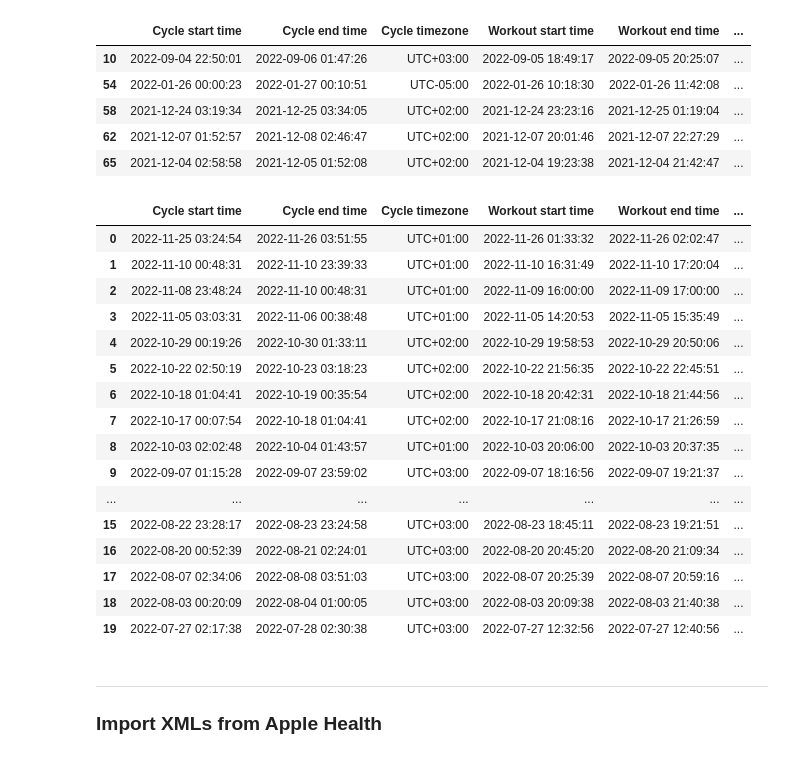
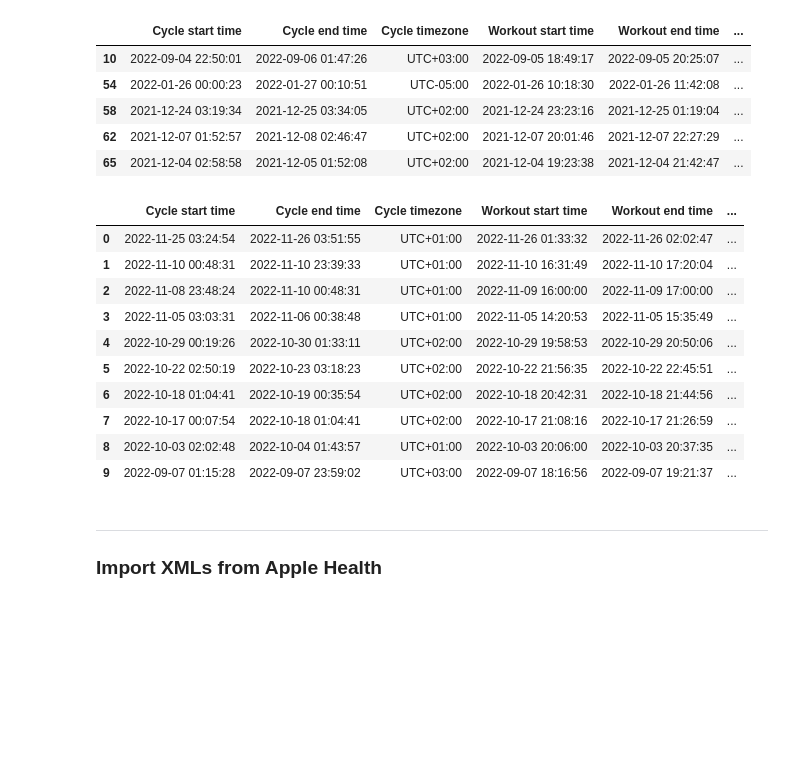
Before and after one commit to psyrgkan/Whoop_investigation, a Jupyter notebook: clean_data.ipynb, the cells around one changed output. Saved outputs shown, nothing was run; the diff lists cells and outputs as text; code cells hidden in the pictures; blank space fills up the shorter version.

```diff
--- a/clean_data.ipynb
+++ b/clean_data.ipynb
@@ -79,25 +87,19 @@ workout.loc[workout['Activity name'] == 'Gaming'].head()
 | 62 | 2021-12-07 01:52:57 | 2021-12-08 02:46:47 | UTC+02:00 | 2021-12-07 20:01:46 | 2021-12-07 22:27:29 | ... |
 | 65 | 2021-12-04 02:58:58 | 2021-12-05 01:52:08 | UTC+02:00 | 2021-12-04 19:23:38 | 2021-12-04 21:42:47 | ... |
 # %%
-workout.head(20)
+workout.head(10)
 # %% [output]
 |  | Cycle start time | Cycle end time | Cycle timezone | Workout start time | Workout end time | ... |
 | 0 | 2022-11-25 03:24:54 | 2022-11-26 03:51:55 | UTC+01:00 | 2022-11-26 01:33:32 | 2022-11-26 02:02:47 | ... |
 | 1 | 2022-11-10 00:48:31 | 2022-11-10 23:39:33 | UTC+01:00 | 2022-11-10 16:31:49 | 2022-11-10 17:20:04 | ... |
 | 2 | 2022-11-08 23:48:24 | 2022-11-10 00:48:31 | UTC+01:00 | 2022-11-09 16:00:00 | 2022-11-09 17:00:00 | ... |
 | 3 | 2022-11-05 03:03:31 | 2022-11-06 00:38:48 | UTC+01:00 | 2022-11-05 14:20:53 | 2022-11-05 15:35:49 | ... |
 | 4 | 2022-10-29 00:19:26 | 2022-10-30 01:33:11 | UTC+02:00 | 2022-10-29 19:58:53 | 2022-10-29 20:50:06 | ... |
 | 5 | 2022-10-22 02:50:19 | 2022-10-23 03:18:23 | UTC+02:00 | 2022-10-22 21:56:35 | 2022-10-22 22:45:51 | ... |
 | 6 | 2022-10-18 01:04:41 | 2022-10-19 00:35:54 | UTC+02:00 | 2022-10-18 20:42:31 | 2022-10-18 21:44:56 | ... |
 | 7 | 2022-10-17 00:07:54 | 2022-10-18 01:04:41 | UTC+02:00 | 2022-10-17 21:08:16 | 2022-10-17 21:26:59 | ... |
 | 8 | 2022-10-03 02:02:48 | 2022-10-04 01:43:57 | UTC+01:00 | 2022-10-03 20:06:00 | 2022-10-03 20:37:35 | ... |
 | 9 | 2022-09-07 01:15:28 | 2022-09-07 23:59:02 | UTC+03:00 | 2022-09-07 18:16:56 | 2022-09-07 19:21:37 | ... |
-| ... | ... | ... | ... | ... | ... | ... |
-| 15 | 2022-08-22 23:28:17 | 2022-08-23 23:24:58 | UTC+03:00 | 2022-08-23 18:45:11 | 2022-08-23 19:21:51 | ... |
-| 16 | 2022-08-20 00:52:39 | 2022-08-21 02:24:01 | UTC+03:00 | 2022-08-20 20:45:20 | 2022-08-20 21:09:34 | ... |
-| 17 | 2022-08-07 02:34:06 | 2022-08-08 03:51:03 | UTC+03:00 | 2022-08-07 20:25:39 | 2022-08-07 20:59:16 | ... |
-| 18 | 2022-08-03 00:20:09 | 2022-08-04 01:00:05 | UTC+03:00 | 2022-08-03 20:09:38 | 2022-08-03 21:40:38 | ... |
-| 19 | 2022-07-27 02:17:38 | 2022-07-28 02:30:38 | UTC+03:00 | 2022-07-27 12:32:56 | 2022-07-27 12:40:56 | ... |
 # %% [markdown]
 ----
 ### Import XMLs from Apple Health
```
Also changed, not shown: parts of 16 cells of this notebook.
